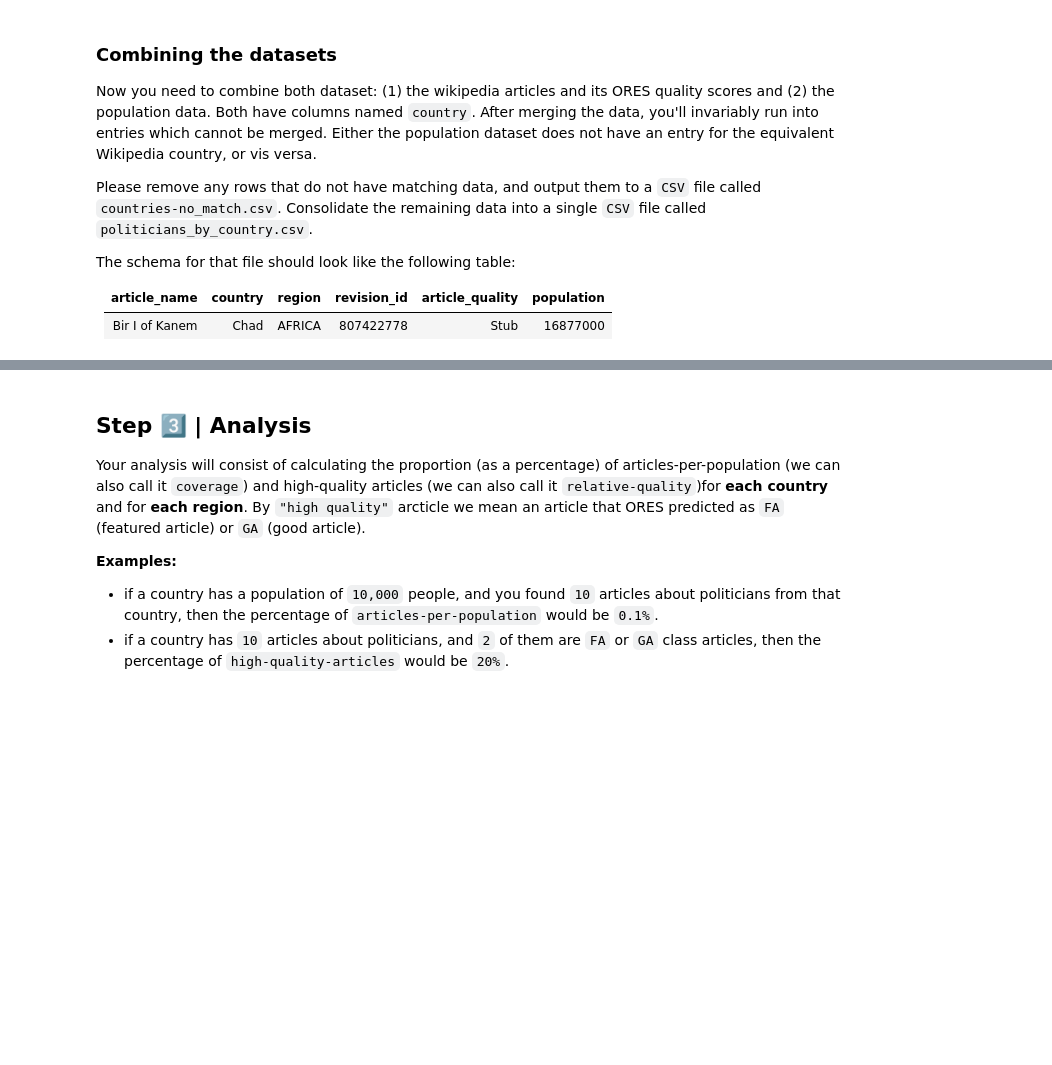
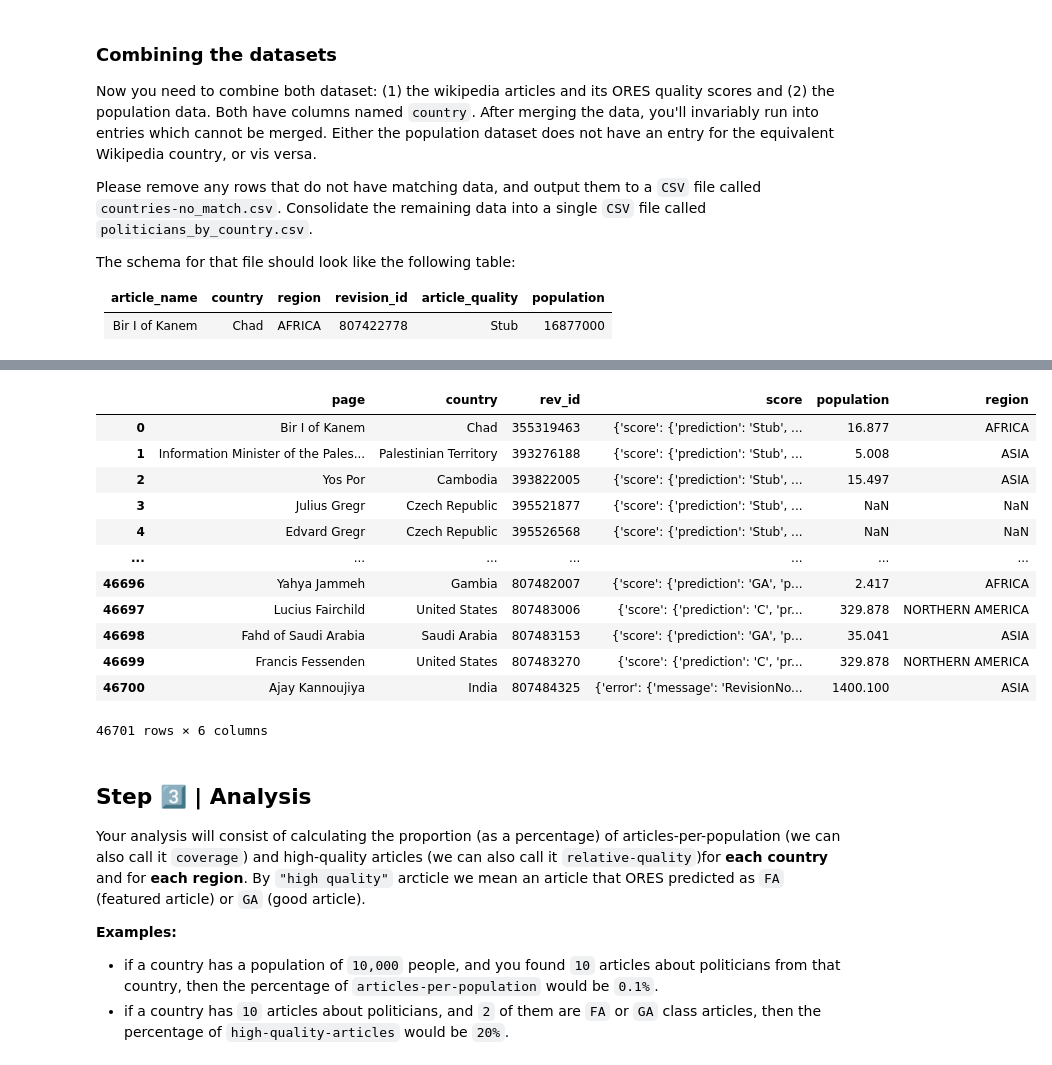
Before and after one commit to Arne117/A3-hcds-hcc-bias, a Jupyter notebook: src/A3_Wikipedia_ORES_Bias.ipynb, the cells around one changed output, grey strips where cells are left out. Drawn from its saved outputs; the diff is of its cells as text; code cells hidden in the pictures; blank space fills up the shorter version.

```diff
--- a/src/A3_Wikipedia_ORES_Bias.ipynb
+++ b/src/A3_Wikipedia_ORES_Bias.ipynb
@@ -221,0 +206,5 @@ final_ores_df
+# %%
+ores_df = pd.read_csv('en-wikipedia_tmp.csv', index_col='rev_id')
+ores_df['score'] = ores_df['score'].str.replace("\'", "\"")
+ores_df['score'] = ores_df['score'].apply(lambda score: json.loads(score))
+# ores_df
@@ -236,0 +259,3 @@ The schema for that file should look like the following table:
+# %%
+merged_df = articles_df.join(ores_df, on='rev_id')
+merged_df
@@ -236,0 +276,17 @@ The schema for that file should look like the following table:
+# %%
+merged_df = merged_df.merge(population_df, on='country', how='left')
+merged_df
+# %% [output]
+|  | page | country | rev_id | score | population | region |
+| 0 | Bir I of Kanem | Chad | 355319463 | {'score': {'prediction': 'Stub', ... | 16.877 | AFRICA |
+| 1 | Information Minister of the Pales... | Palestinian Territory | 393276188 | {'score': {'prediction': 'Stub', ... | 5.008 | ASIA |
+| 2 | Yos Por | Cambodia | 393822005 | {'score': {'prediction': 'Stub', ... | 15.497 | ASIA |
+| 3 | Julius Gregr | Czech Republic | 395521877 | {'score': {'prediction': 'Stub', ... | NaN | NaN |
+| 4 | Edvard Gregr | Czech Republic | 395526568 | {'score': {'prediction': 'Stub', ... | NaN | NaN |
+| ... | ... | ... | ... | ... | ... | ... |
+| 46696 | Yahya Jammeh | Gambia | 807482007 | {'score': {'prediction': 'GA', 'p... | 2.417 | AFRICA |
+| 46697 | Lucius Fairchild | United States | 807483006 | {'score': {'prediction': 'C', 'pr... | 329.878 | NORTHERN AMERICA |
+| 46698 | Fahd of Saudi Arabia | Saudi Arabia | 807483153 | {'score': {'prediction': 'GA', 'p... | 35.041 | ASIA |
+| 46699 | Francis Fessenden | United States | 807483270 | {'score': {'prediction': 'C', 'pr... | 329.878 | NORTHERN AMERICA |
+| 46700 | Ajay Kannoujiya | India | 807484325 | {'error': {'message': 'RevisionNo... | 1400.100 | ASIA |
+46701 rows × 6 columns
```
Also changed, not shown: parts of 7 cells of this notebook, 1 other file.
